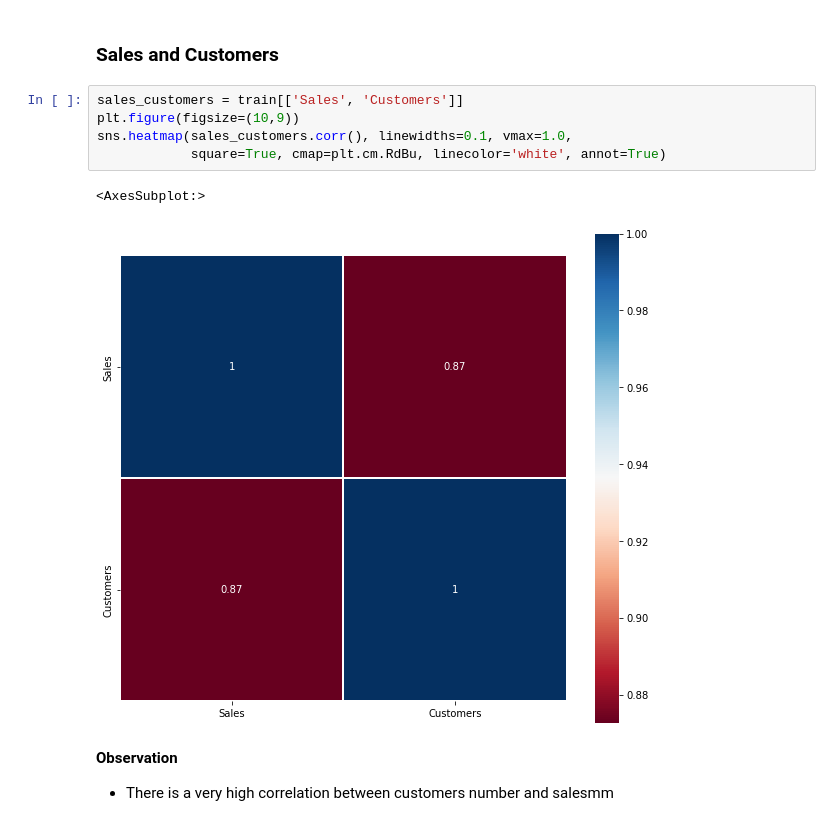
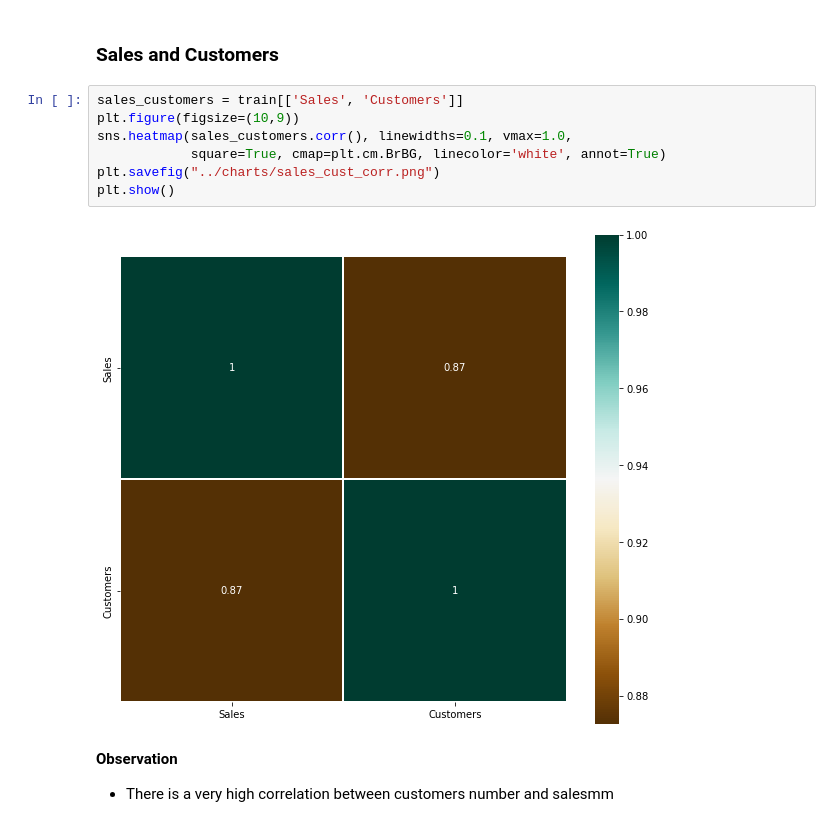
Before and after one commit to benbel376/time-series-data-sales-prediction, a Jupyter notebook: notebooks/data_exploration.ipynb, the cells around one changed output. Drawn from its saved outputs; the diff is of its cells as text.

```diff
--- a/notebooks/data_exploration.ipynb
+++ b/notebooks/data_exploration.ipynb
@@ -229,11 +229,12 @@ plt.show()
 # %%
 sales_customers = train[['Sales', 'Customers']]
 plt.figure(figsize=(10,9))
 sns.heatmap(sales_customers.corr(), linewidths=0.1, vmax=1.0,
-            square=True, cmap=plt.cm.RdBu, linecolor='white', annot=True)
+            square=True, cmap=plt.cm.BrBG, linecolor='white', annot=True)
+plt.savefig("../charts/sales_cust_corr.png")
+plt.show()
 # %% [output]
-<AxesSubplot:>
-[figure, old version]
+[figure, new version]
 # %% [markdown]
 **Observation**
 - There is a very high correlation between customers number and salesmm
```
Also changed, not shown: parts of 5 cells of this notebook.
